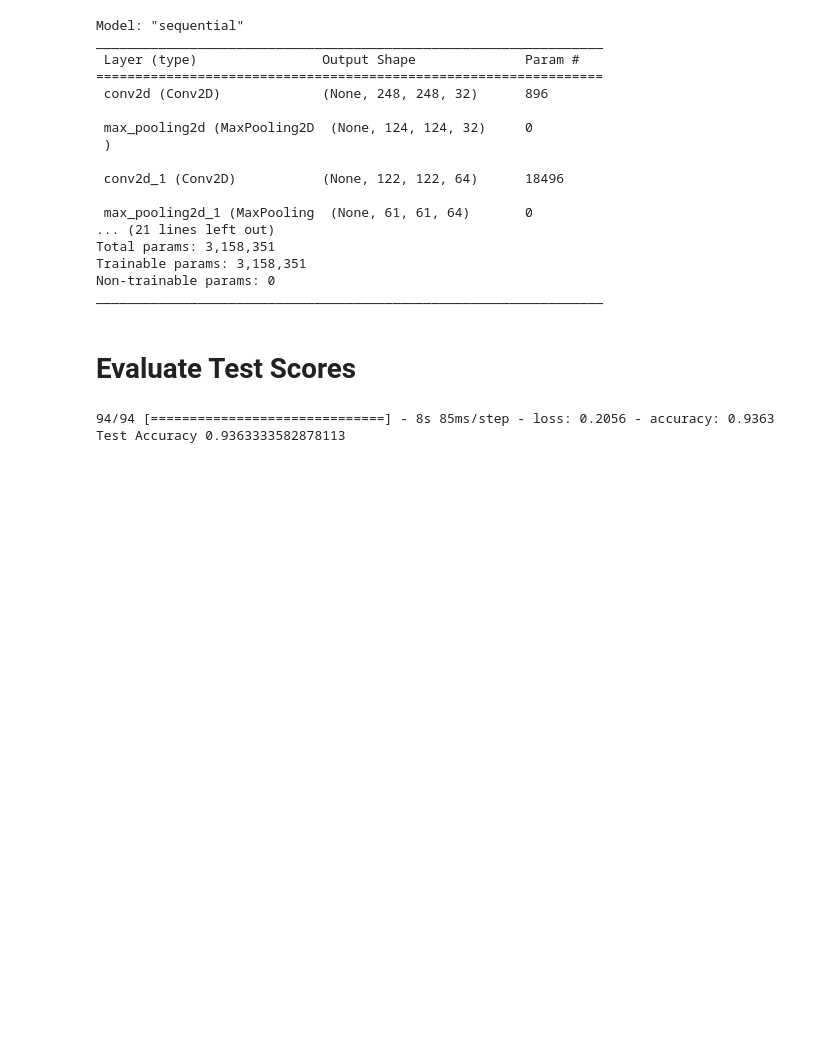
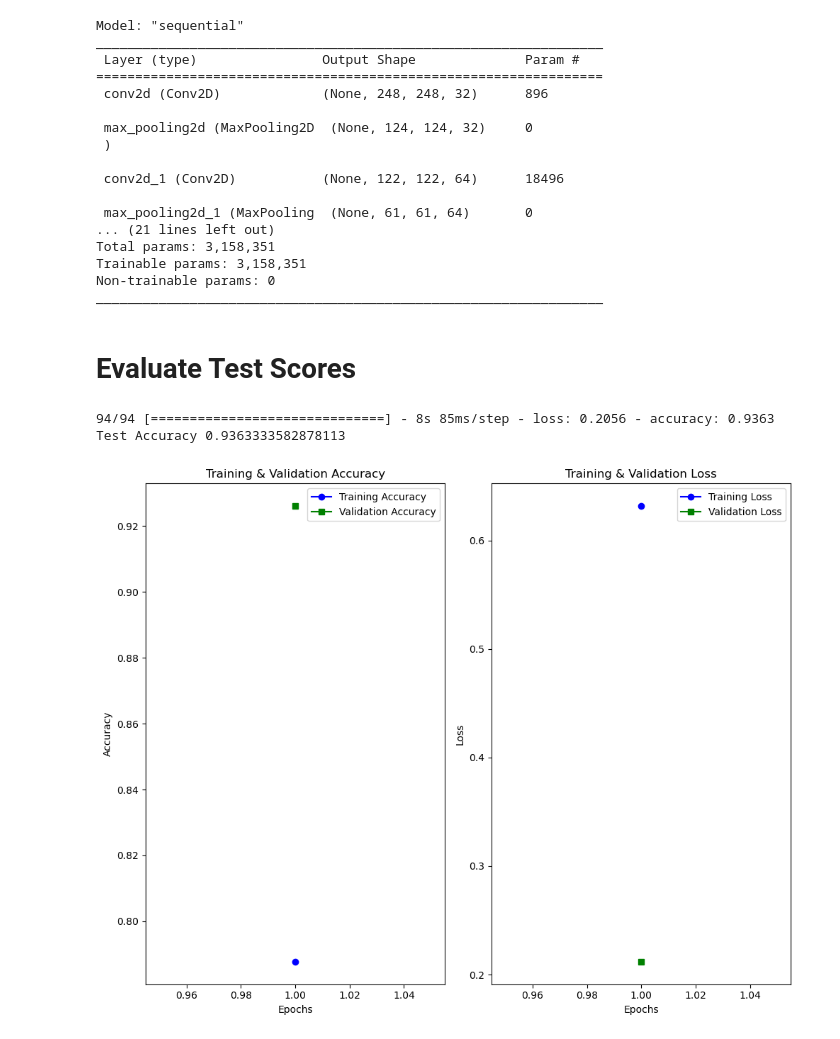
Before and after one commit to MaukanMir/Vegtable-Image-Classifier-, a Jupyter notebook: training.ipynb, the cells around one changed output. Saved outputs shown, nothing was run; the diff lists cells and outputs as text; code cells hidden in the pictures; blank space fills up the shorter version.

Commit message:
added learning curves and increased epochs

```diff
--- a/training.ipynb
+++ b/training.ipynb
@@ -197,7 +197,7 @@ early_stopping = EarlyStopping(
 history = model.fit(
   train_generator,
   steps_per_epoch=train_steps_per_epoch,
-  epochs=1,
+  epochs=5,
   validation_data=validation_generator,
   validation_steps= validation_steps,
   callbacks=[early_stopping],
@@ -211,3 +211,32 @@ print("Test Accuracy", test_acc)
 # %% [output]
 94/94 [==============================] - 8s 85ms/step - loss: 0.2056 - accuracy: 0.9363
 Test Accuracy 0.9363333582878113
+# %%
+acc = history.history["accuracy"]
+val_acc = history.history["val_accuracy"]
+
+val_loss = history.history["val_loss"]
+loss = history.history["loss"]
+
+epochs = range(1, len(acc)+1)
+plt.figure(figsize=(10,8))
+plt.subplot(1,2,1)
+plt.plot(epochs, acc, "bo-", label="Training Accuracy")
+plt.plot(epochs, val_acc, "gs-", label="Validation Accuracy")
+plt.title("Training & Validation Accuracy")
+plt.xlabel("Epochs")
+plt.ylabel("Accuracy")
+plt.legend()
+
+plt.subplot(1,2,2)
+plt.plot(epochs, loss, "bo-", label="Training Loss")
+plt.plot(epochs, val_loss, "gs-", label="Validation Loss")
+plt.title("Training & Validation Loss")
+plt.xlabel("Epochs")
+plt.ylabel("Loss")
+plt.legend()
+
+plt.tight_layout()
+plt.show()
+# %% [output]
+[figure, added]
```
